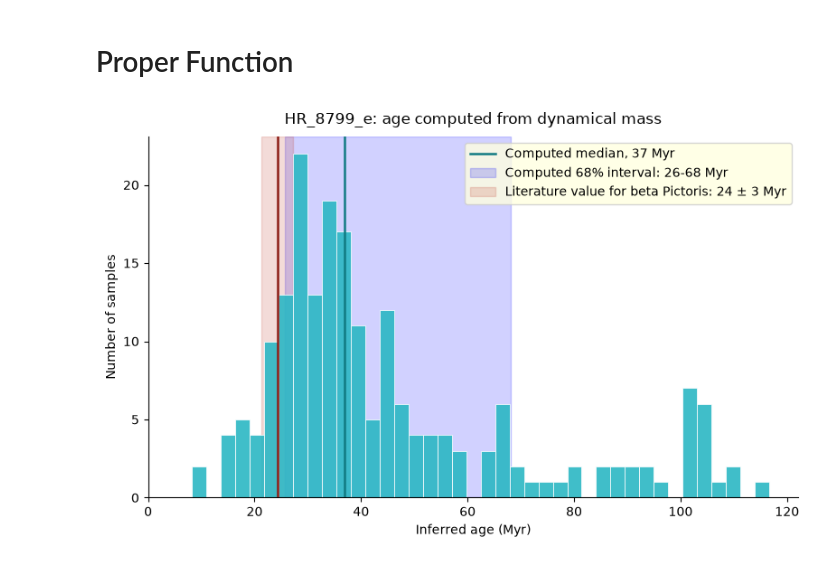
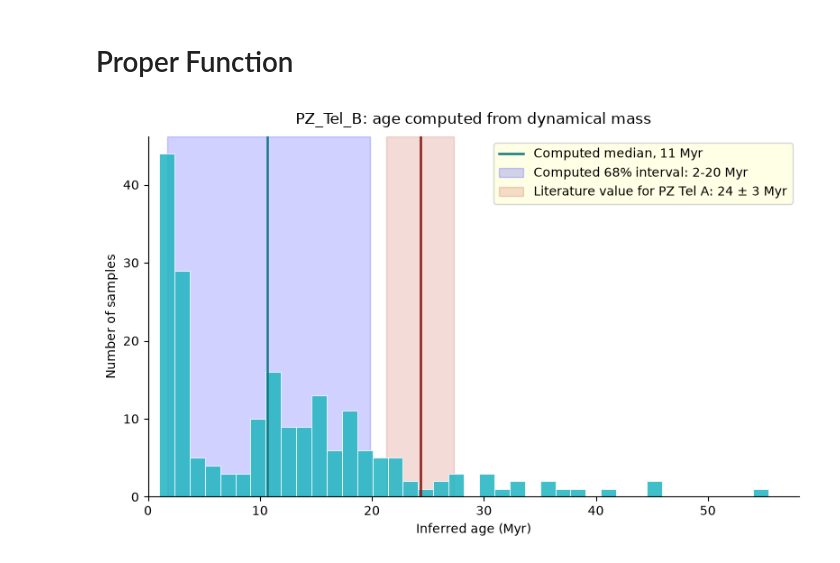
Before and after one commit to h0sh1z0ra/masses_to_ages, a Jupyter notebook: age_to_mass.ipynb, the cells around one changed output. Drawn from its saved outputs; the diff is of its cells as text; code cells hidden in the pictures.

```diff
--- a/age_to_mass.ipynb
+++ b/age_to_mass.ipynb
@@ -562,5 +590,14 @@ test_ages = Ages(9.6, [1.8, 1.9], -4.52, [0.1, 0.1], lit_values = [24.3, 3, 3],
-# %%
-test_ages.age_from_mass()
-test_ages.plot_hist()
-# %% [output]
-[figure, removed]
+# %%
+PZTelB = Ages(m_planet = 27,
+              sigma_m = [9, 25],
+              brightness = -2.59,
+              sigma_b = [0.08, 0.08],
+              N_samples = 200,
+              planet_name = "PZ_Tel_B",
+              parent_star_name="PZ Tel A",
+              lit_values = [24.3, 3, 3])
+# %%
+PZTelB.age_from_mass()
+PZTelB.plot_hist()
+# %% [output]
+[figure, added]
```
Also changed, not shown: parts of 3 cells of this notebook, 1 other file.
